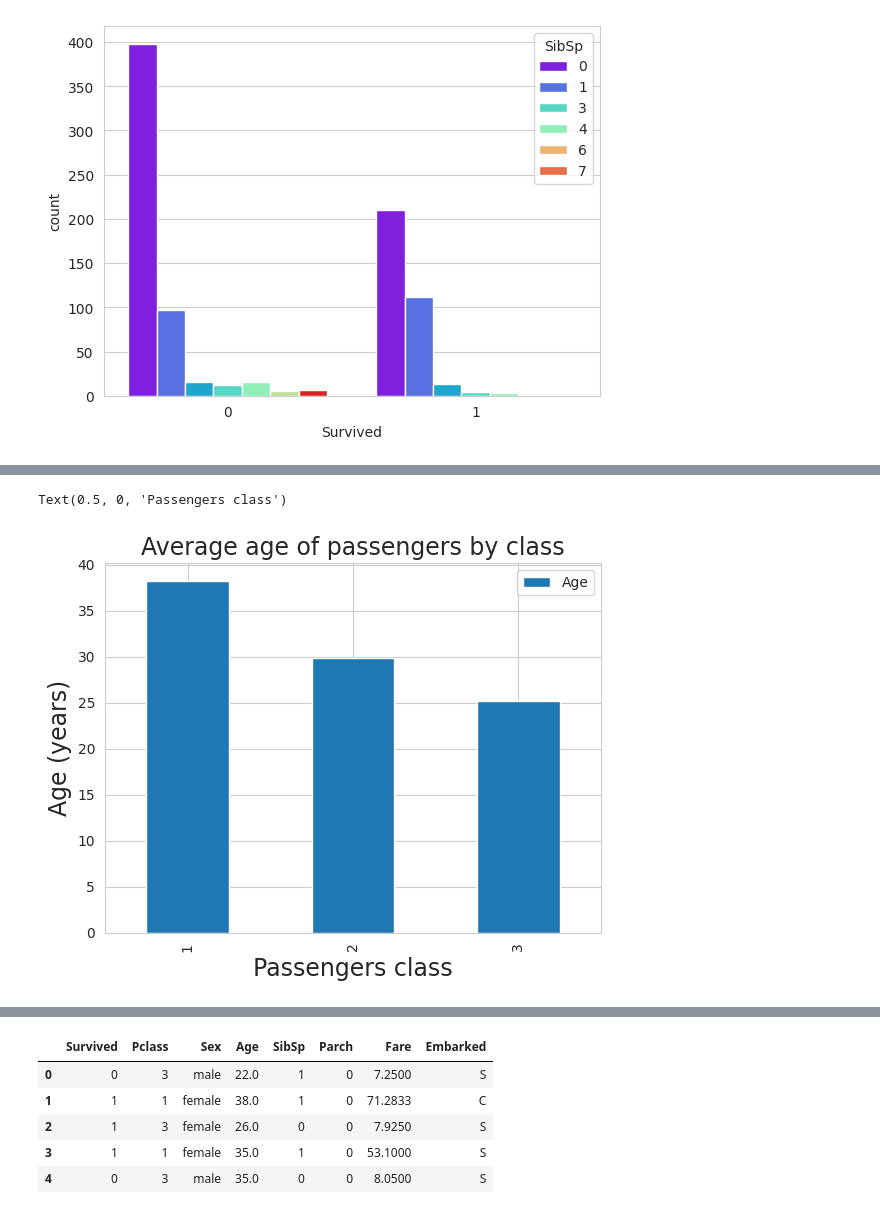
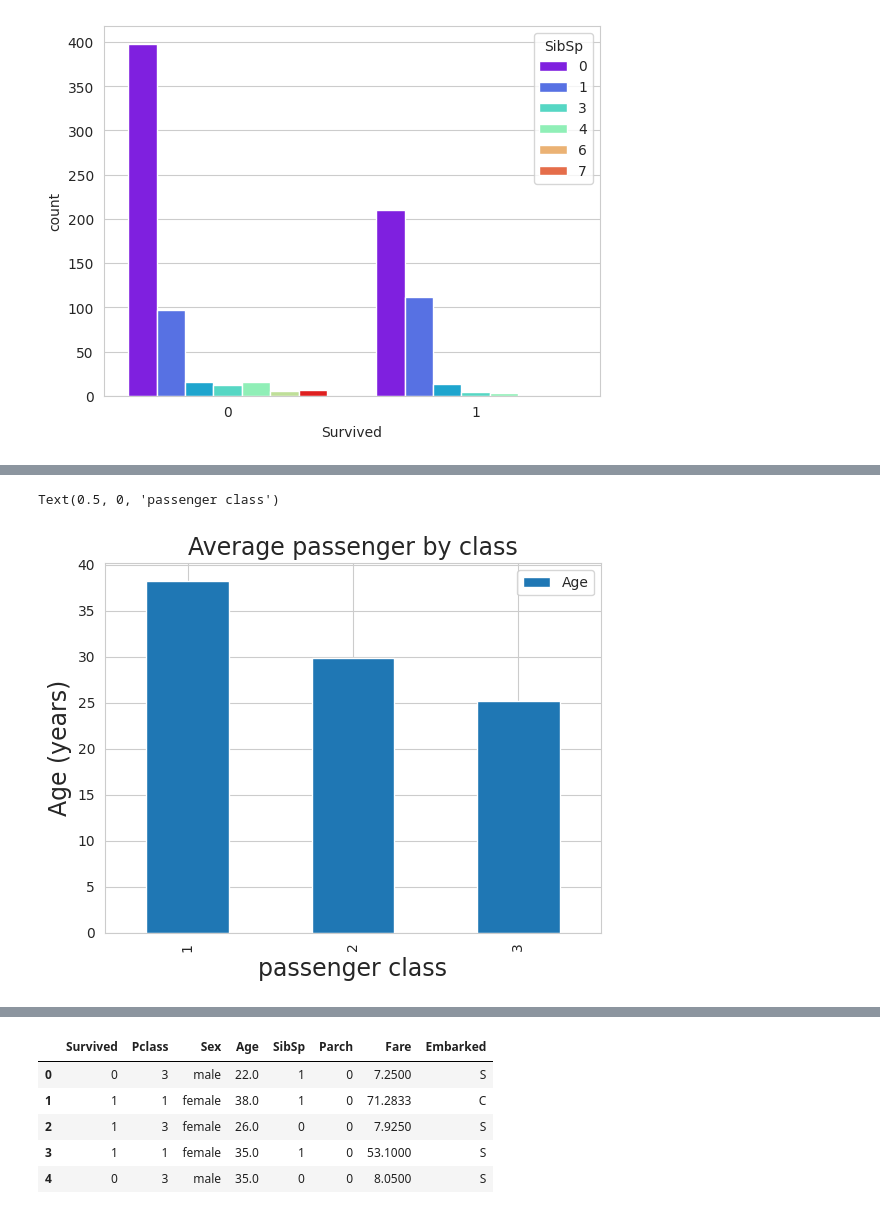
Before and after one commit to Tharun1525/2303A51525, a Jupyter notebook: Lab_05.ipynb, the cells around one changed output, grey strips where cells are left out. Cells and saved outputs as stored; diff of their text form; code cells hidden in the pictures.

```diff
--- a/Lab_05.ipynb
+++ b/Lab_05.ipynb
@@ -114,14 +104,13 @@ Text(0.5, 1.0, 'Fraction of passengers survived class')
 # %%
 f_class_Age=train.groupby('Pclass')['Age'].mean()
 f_class_Age=pd.DataFrame(f_class_Age)
-
 f_class_Age.plot.bar(y='Age')
-plt.title("Average age of passengers by class",fontsize=17)
-plt.ylabel("Age (years)", fontsize=17)
-plt.xlabel("Passengers class",fontsize=17)
+plt.title("Average passenger by class",fontsize=17)
+plt.ylabel("Age (years)",fontsize=17)
+plt.xlabel("passenger class",fontsize=17)
 # %% [output]
-Text(0.5, 0, 'Passengers class')
+Text(0.5, 0, 'passenger class')
-[figure, old version]
+[figure, new version]
 # %%
 a=list(f_class_Age['Age'])
 
```
Also changed, not shown: parts of 16 cells of this notebook.
